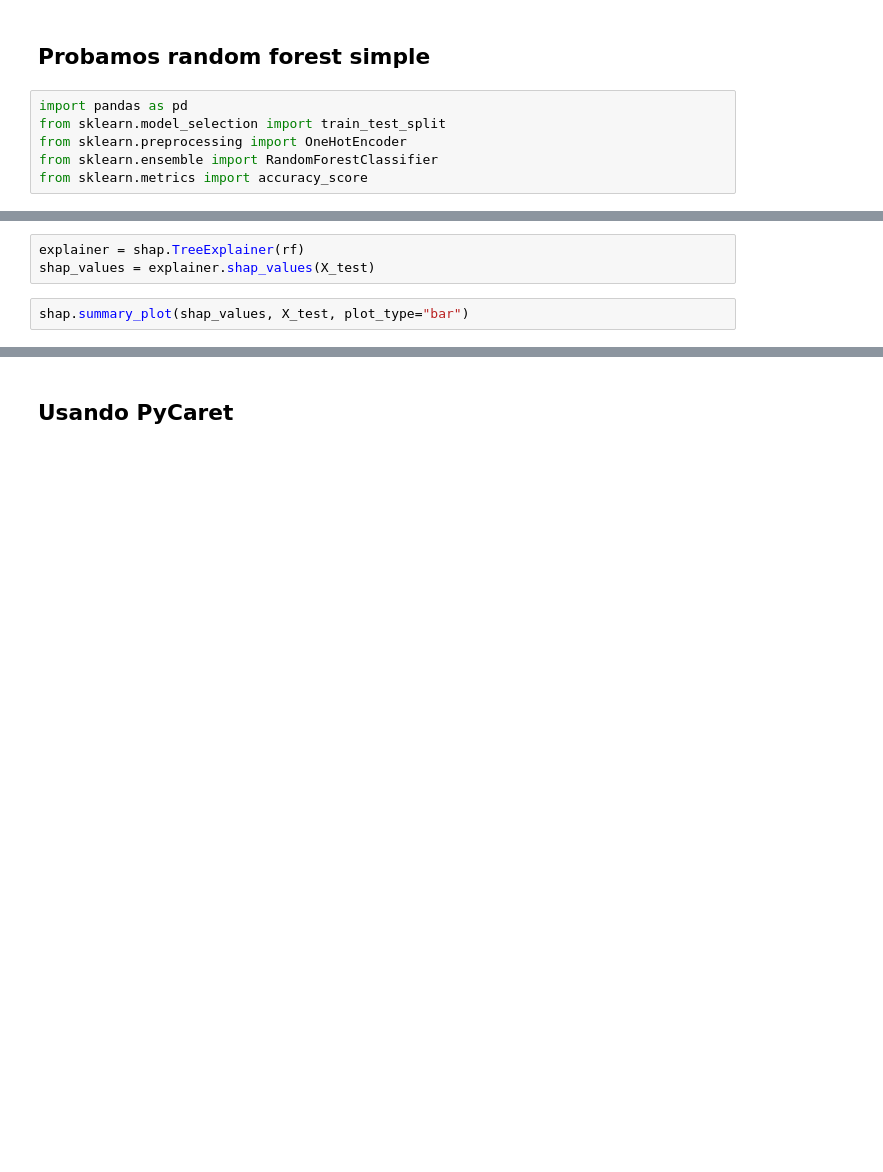
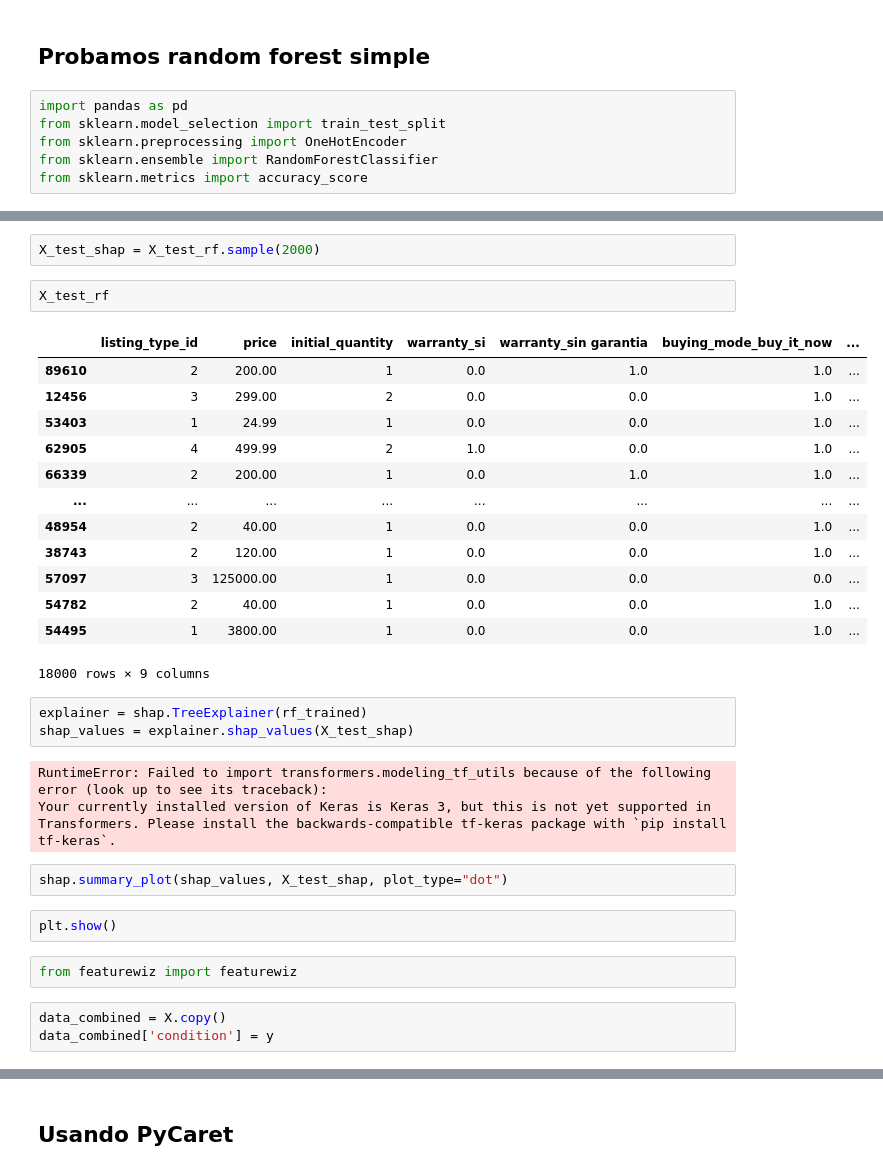
Before and after one commit to polybius12/fundamentos_ml, a Jupyter notebook: auto_ml.ipynb, the cells around one changed output, grey strips where cells are left out. Cells and saved outputs as stored; diff of their text form; blank space fills up the shorter version.

```diff
--- a/auto_ml.ipynb
+++ b/auto_ml.ipynb
@@ -284,5 +306,33 @@ import shap
+# %%
+X_test_shap = X_test_rf.sample(2000)
+# %%
+X_test_rf
+# %% [output]
+|  | listing_type_id | price | initial_quantity | warranty_si | warranty_sin garantia | buying_mode_buy_it_now | ... |
+| 89610 | 2 | 200.00 | 1 | 0.0 | 1.0 | 1.0 | ... |
+| 12456 | 3 | 299.00 | 2 | 0.0 | 0.0 | 1.0 | ... |
+| 53403 | 1 | 24.99 | 1 | 0.0 | 0.0 | 1.0 | ... |
+| 62905 | 4 | 499.99 | 2 | 1.0 | 0.0 | 1.0 | ... |
+| 66339 | 2 | 200.00 | 1 | 0.0 | 1.0 | 1.0 | ... |
+| ... | ... | ... | ... | ... | ... | ... | ... |
+| 48954 | 2 | 40.00 | 1 | 0.0 | 0.0 | 1.0 | ... |
+| 38743 | 2 | 120.00 | 1 | 0.0 | 0.0 | 1.0 | ... |
+| 57097 | 3 | 125000.00 | 1 | 0.0 | 0.0 | 0.0 | ... |
+| 54782 | 2 | 40.00 | 1 | 0.0 | 0.0 | 1.0 | ... |
+| 54495 | 1 | 3800.00 | 1 | 0.0 | 0.0 | 1.0 | ... |
+18000 rows × 9 columns
 # %%
-explainer = shap.TreeExplainer(rf)
-shap_values = explainer.shap_values(X_test)
+explainer = shap.TreeExplainer(rf_trained)
+shap_values = explainer.shap_values(X_test_shap)
+# %% [output]
+RuntimeError: Failed to import transformers.modeling_tf_utils because of the following error (look up to see its traceback):
+Your currently installed version of Keras is Keras 3, but this is not yet supported in Transformers. Please install the backwards-compatible tf-keras package with `pip install tf-keras`.
 # %%
-shap.summary_plot(shap_values, X_test, plot_type="bar")
+shap.summary_plot(shap_values, X_test_shap, plot_type="dot")
+# %%
+plt.show()
+# %%
+from featurewiz import featurewiz
+# %%
+data_combined = X.copy()
+data_combined['condition'] = y
```
Also changed, not shown: parts of 22 cells of this notebook.
